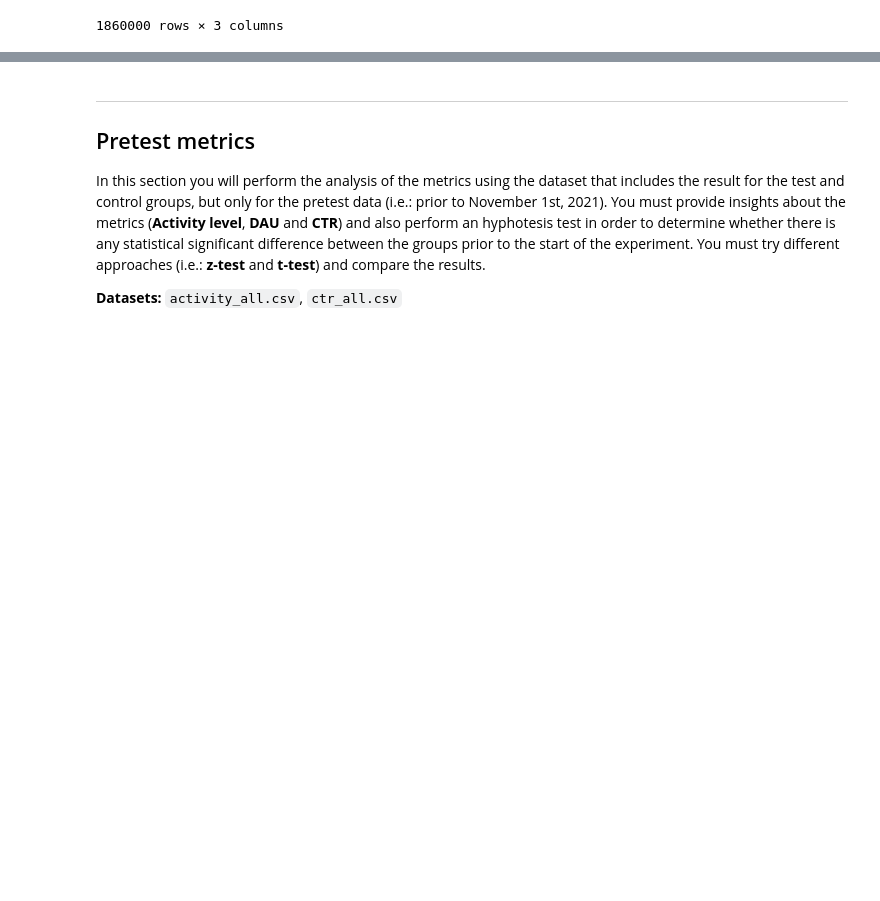
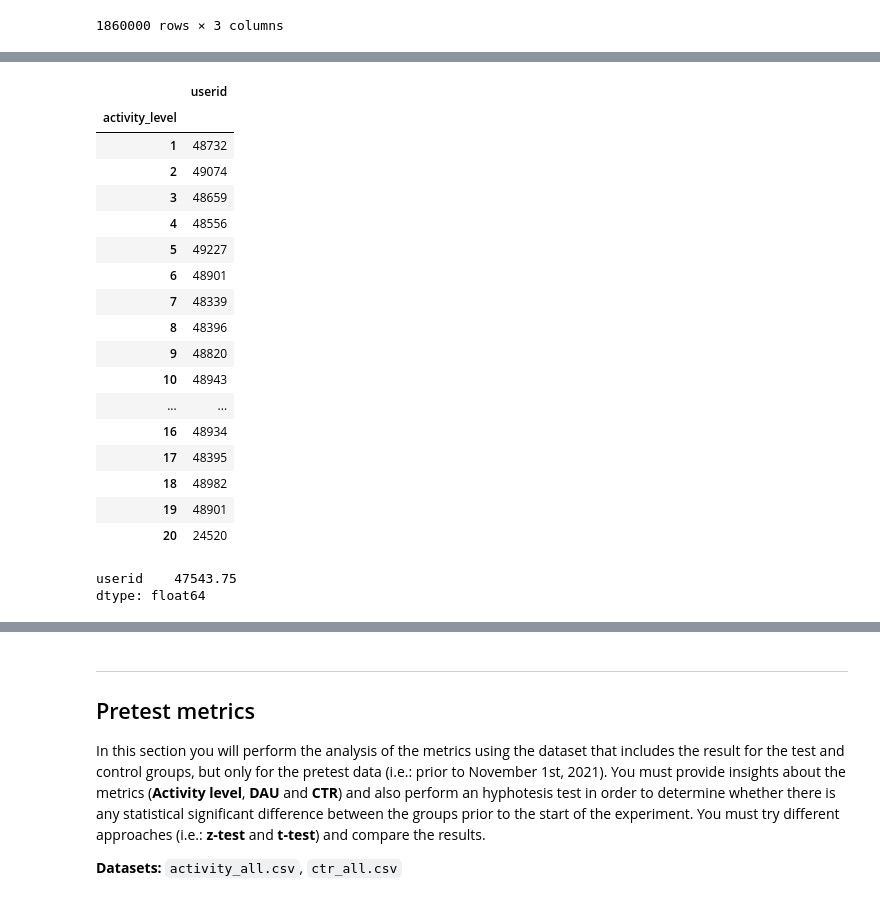
Before and after one commit to MargaMontV/the_significant_challenge, a Jupyter notebook: ab_test_challenge.ipynb, the cells around one changed output, grey strips where cells are left out. Drawn from its saved outputs; the diff is of its cells as text; code cells hidden in the pictures; blank space fills up the shorter version.

```diff
--- a/ab_test_challenge.ipynb
+++ b/ab_test_challenge.ipynb
@@ -177,0 +159,27 @@ Name: activity_level, dtype: int64
+# %%
+#amount of users for each activity level
+activity_pretest.groupby(["activity_level"]).agg({"userid": "count"})
+# %% [output]
+|  | userid |
+| activity_level |  |
+| 1 | 48732 |
+| 2 | 49074 |
+| 3 | 48659 |
+| 4 | 48556 |
+| 5 | 49227 |
+| 6 | 48901 |
+| 7 | 48339 |
+| 8 | 48396 |
+| 9 | 48820 |
+| 10 | 48943 |
+| ... | ... |
+| 16 | 48934 |
+| 17 | 48395 |
+| 18 | 48982 |
+| 19 | 48901 |
+| 20 | 24520 |
+# %%
+activity_pretest.groupby(["activity_level"]).agg({"userid": "count"}).mean()
+# %% [output]
+userid    47543.75
+dtype: float64
```
Also changed, not shown: parts of 32 cells of this notebook.
